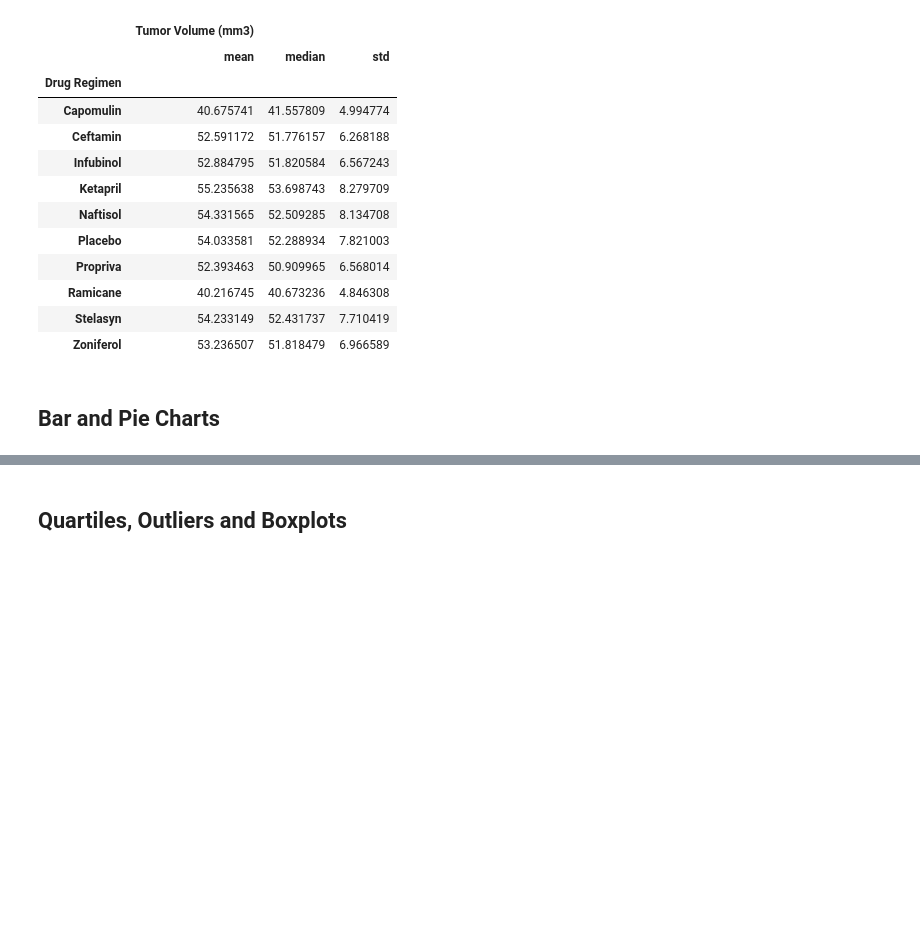
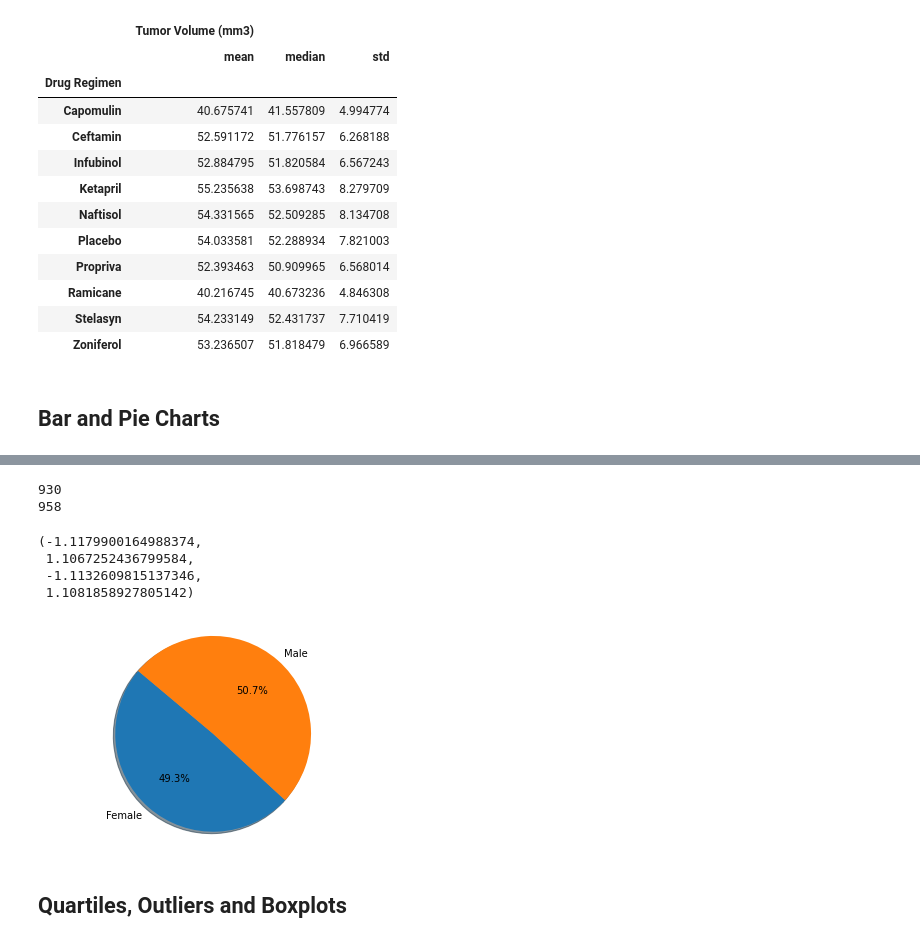
Before and after one commit to amunyhub/matplot-assignment, a Jupyter notebook: pymaceuticals_starter.ipynb, the cells around one changed output, grey strips where cells are left out. Cells and saved outputs as stored; diff of their text form; code cells hidden in the pictures; blank space fills up the shorter version.

```diff
--- a/pymaceuticals_starter.ipynb
+++ b/pymaceuticals_starter.ipynb
@@ -175,3 +232,33 @@ agg_group_drug
+# %%
+#counts for pandas way
+#female mice count
+female_count=gender_mice.loc[gender_mice["Sex"]=='Female'].count()[0]
+print(female_count)
+
+#male mice count
+male_count=gender_mice.loc[gender_mice["Sex"]=='Male'].count()[0]
+print(male_count)
+# %% [output]
+930
+958
+# %%
+# Generate a pie plot showing the distribution of female versus male mice using pyplot
+
+gender_mice_count=gender_mice["Sex"].value_counts()
+gender_mice_count
+
+labels=["Female", "Male"]
+count=[female_count,male_count]
+
+
+plt.pie(count,labels=labels,autopct="%1.1f%%", shadow=True, startangle=140)
+plt.axis("equal")
+# %% [output]
+(-1.1179900164988374,
+ 1.1067252436799584,
+ -1.1132609815137346,
+ 1.1081858927805142)
+[figure, added]
 # %%
 # Generate a pie plot showing the distribution of female versus male mice using pyplot
 # %% [markdown]
```
Also changed, not shown: parts of 10 cells of this notebook.
